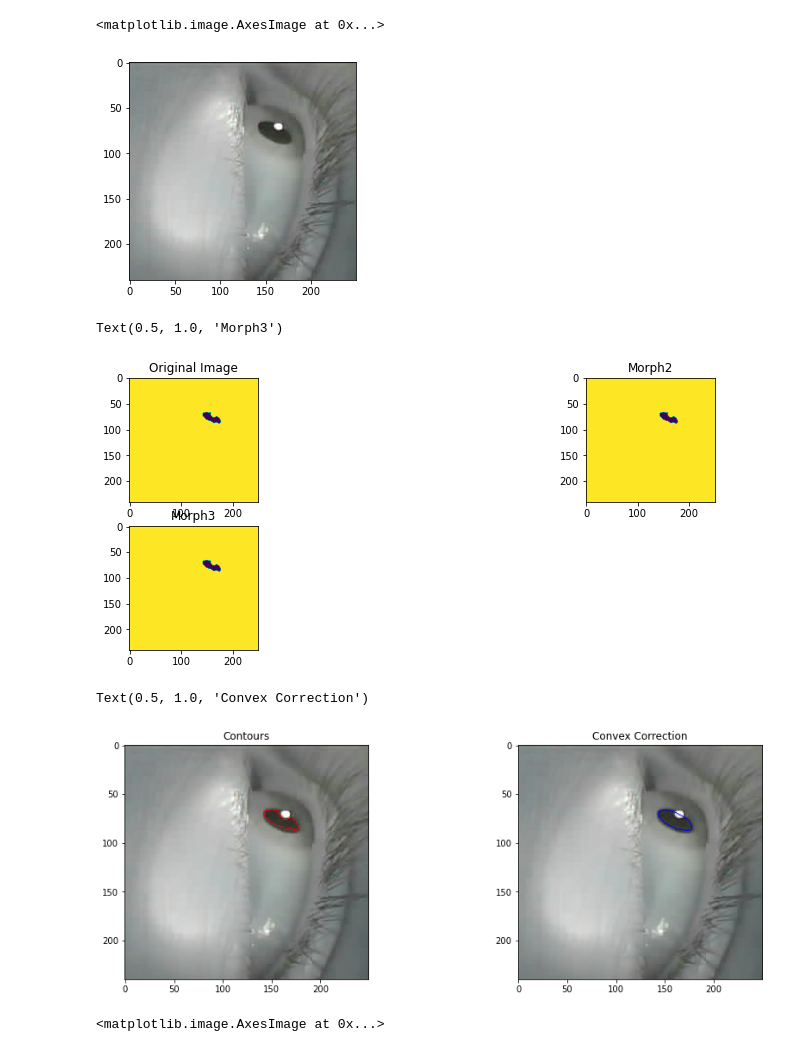
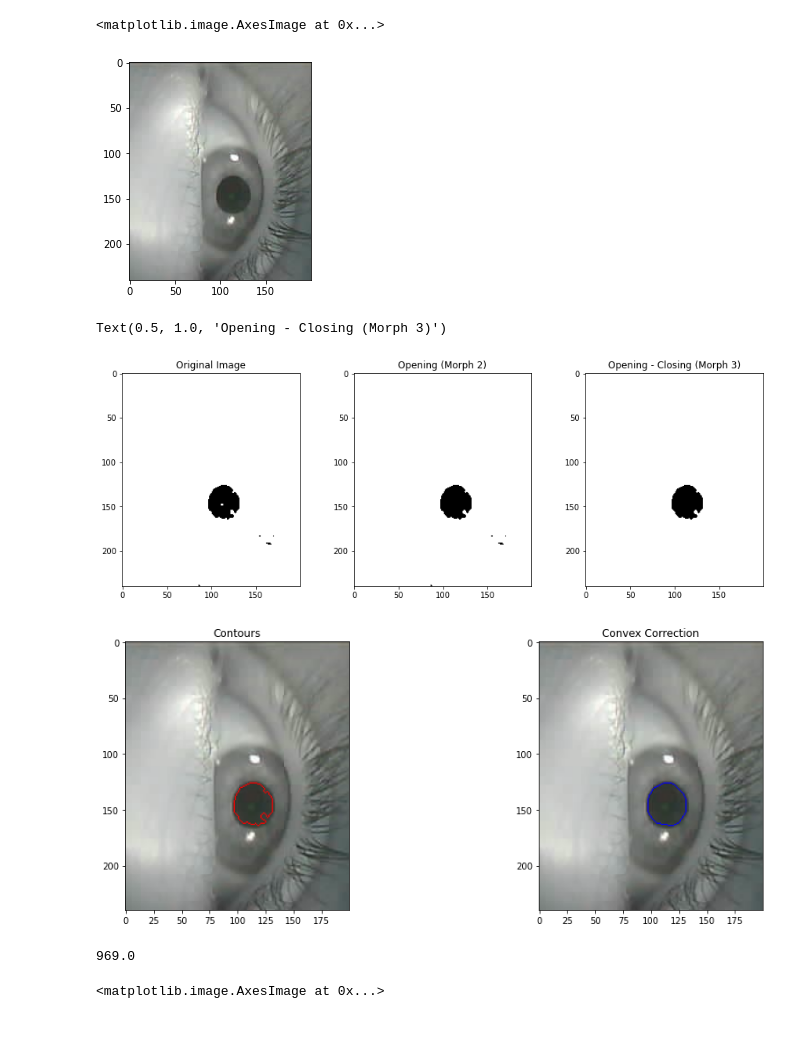
Before and after one commit to Amin-Fakia/Eye-Tracker, a Jupyter notebook: Code_tests/pupiltest.ipynb, the cells around one changed output. Drawn from its saved outputs; the diff is of its cells as text; code cells hidden in the pictures.

```diff
--- a/Code_tests/pupiltest.ipynb
+++ b/Code_tests/pupiltest.ipynb
@@ -6,16 +6,16 @@ import matplotlib.pyplot as plt
 import matplotlib.image as mpimg
 import random
 # %%
-img = cv2.imread('../TrainingData/frame_85.jpg',1)
-img = img[:,:250]
+img = cv2.imread('../TrainingData/frame_100.jpg',1)
+img = img[:,50:250]
 newImage = img.copy()
 newImage1 = img.copy()
 newImage2 = img.copy()
 newImage3 = img.copy()
 plt.imshow(img)
 # %% [output]
 <matplotlib.image.AxesImage at 0x...>
-[figure, old version]
+[figure, new version]
 # %%
 kernel = cv2.getStructuringElement(cv2.MORPH_ELLIPSE,(3,3))
 image_gray = cv2.cvtColor(img, cv2.COLOR_BGR2GRAY)
@@ -25,13 +25,13 @@ opening = cv2.morphologyEx(thresh1, cv2.MORPH_OPEN, kernel)
 closing = cv2.morphologyEx(opening, cv2.MORPH_CLOSE, kernel)
 
 fig = plt.figure(figsize=(15, 5))
-rows = 2
-columns = 2
+rows = 1
+columns = 3
 
 fig.add_subplot(rows, columns, 1)
 
 # showing image
-plt.imshow(thresh1)
+plt.imshow(thresh1,cmap="gray")
 plt.axis('on')
 plt.title("Original Image")
 
@@ -39,19 +39,19 @@ plt.title("Original Image")
 fig.add_subplot(rows, columns, 2)
 
 # showing image
-plt.imshow(opening)
+plt.imshow(opening,cmap="gray")
 plt.axis('on')
-plt.title("Morph2")
+plt.title("Opening (Morph 2)")
 
 fig.add_subplot(rows, columns, 3)
 
 # showing image
-plt.imshow(closing)
+plt.imshow(closing,cmap="gray")
 plt.axis('on')
-plt.title("Morph3")
+plt.title("Opening - Closing (Morph 3)")
 # %% [output]
-Text(0.5, 1.0, 'Morph3')
+Text(0.5, 1.0, 'Opening - Closing (Morph 3)')
-[figure, old version]
+[figure, new version]
 # %%
 image = 255 - closing
 contours, hierarchy = cv2.findContours(image, cv2.RETR_TREE, cv2.CHAIN_APPROX_NONE)
@@ -75,9 +75,17 @@ cv2.drawContours(newImage, hull,-1, (0, 0, 255),1)
 plt.imshow(newImage)
 plt.axis('on')
 plt.title("Convex Correction")
+plt.tight_layout()
 # %% [output]
-Text(0.5, 1.0, 'Convex Correction')
-[figure, old version]
+[figure, new version]
+# %%
+largest_contour = max(contours, key=cv2.contourArea)
+(x, y), radius = cv2.minEnclosingCircle(largest_contour)
+center = (int(x), int(y))
+area = cv2.contourArea(largest_contour)
+print(area)
+# %% [output]
+969.0
 # %%
 cnt = sorted(hull, key=cv2.contourArea)
 maxcnt = cnt[-1]
```
Also changed, not shown: parts of 2 cells of this notebook, 6 other files.
